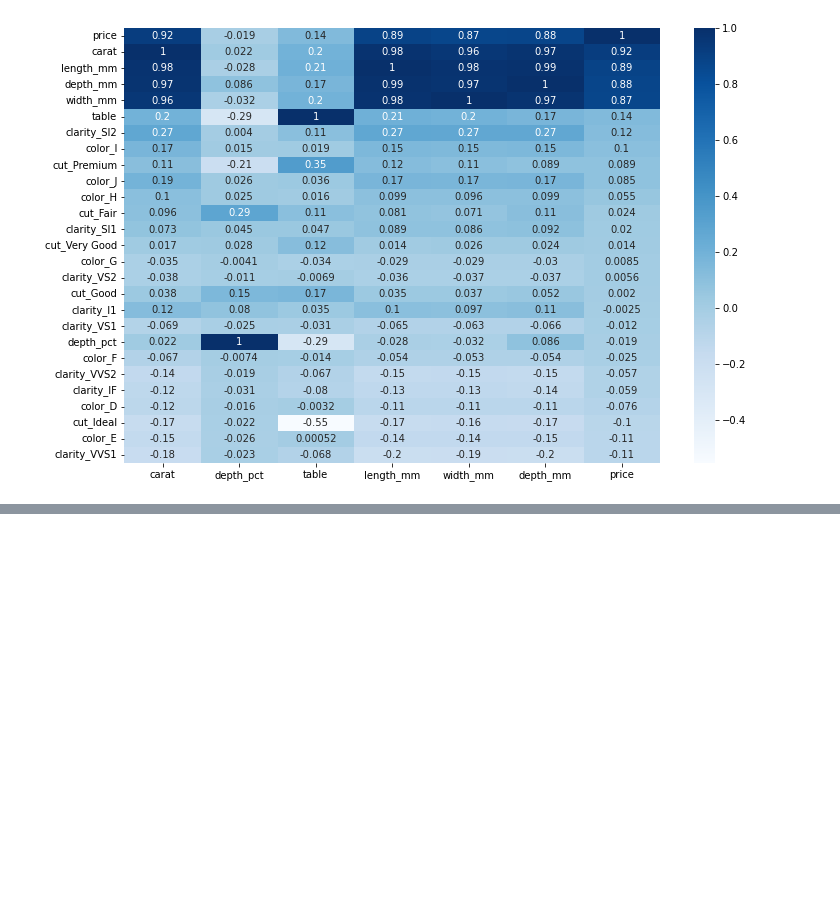
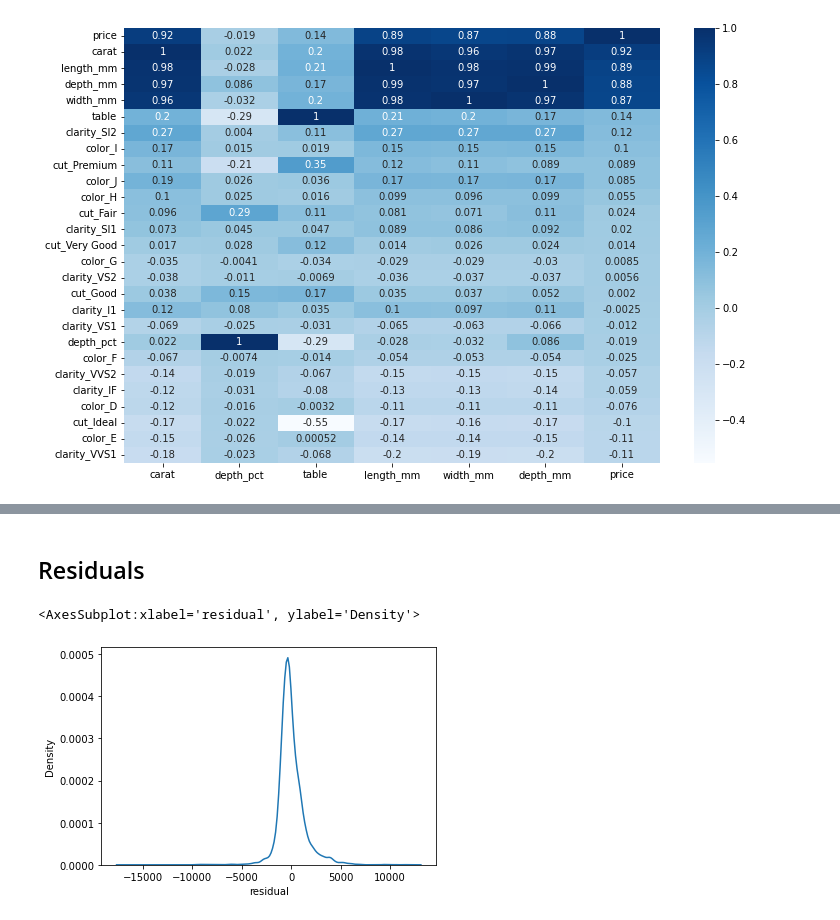
Before and after one commit to TJ-Mothokho/Diamonds-Data-Analysis, a Jupyter notebook: diamonds.ipynb, the cells around one changed output, grey strips where cells are left out. Cells and saved outputs as stored; diff of their text form; code cells hidden in the pictures; blank space fills up the shorter version.

```diff
--- a/diamonds.ipynb
+++ b/diamonds.ipynb
@@ -326,0 +426,9 @@ plt.show()
+# %% [markdown]
+## Residuals
+# %%
+final['residual'] = final['price'] - final['predictedPrice']
+
+sns.kdeplot(data=final, x='residual')
+# %% [output]
+<AxesSubplot:xlabel='residual', ylabel='Density'>
+[figure, added]
```
Also changed, not shown: parts of 11 cells of this notebook.
